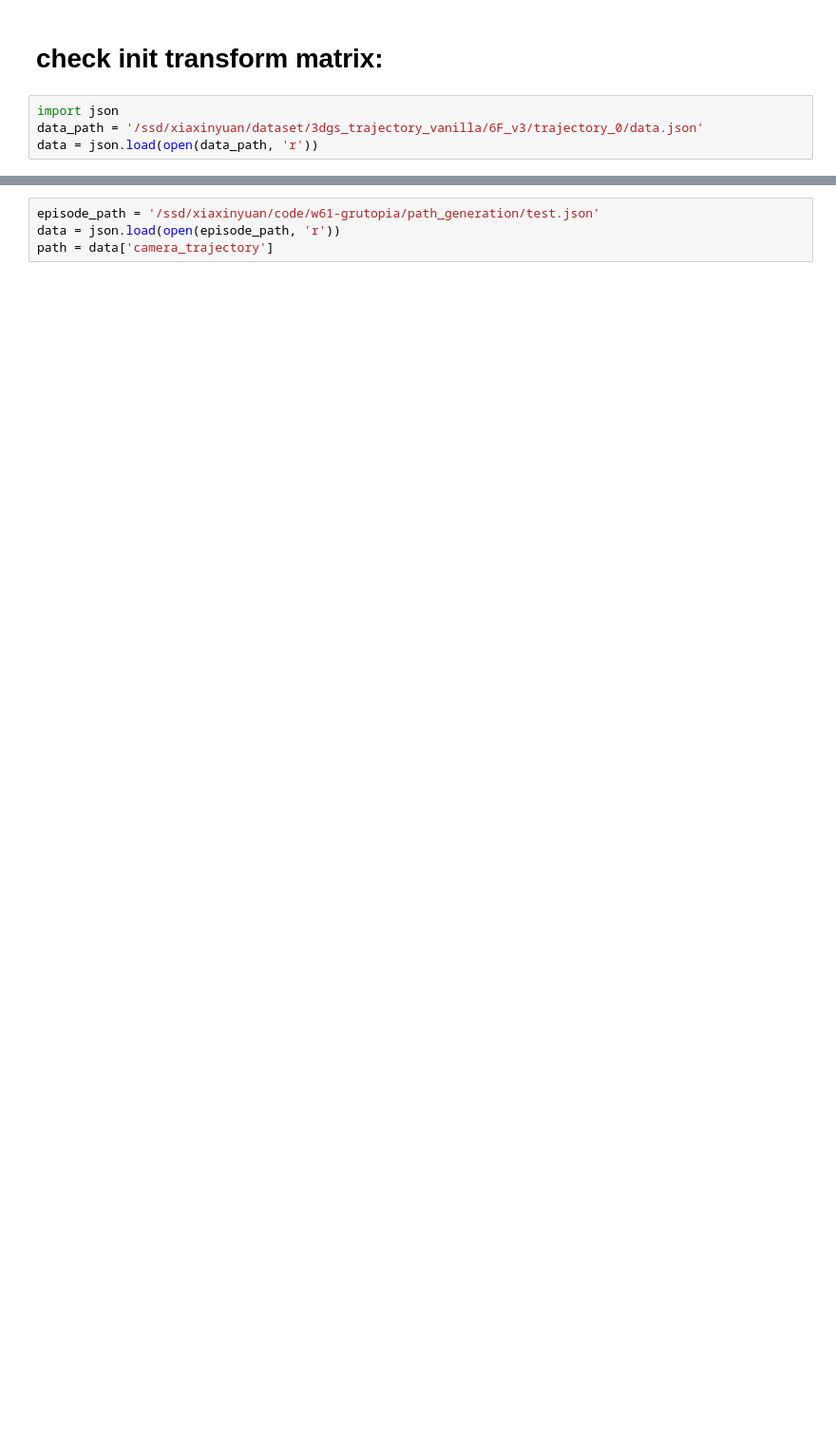
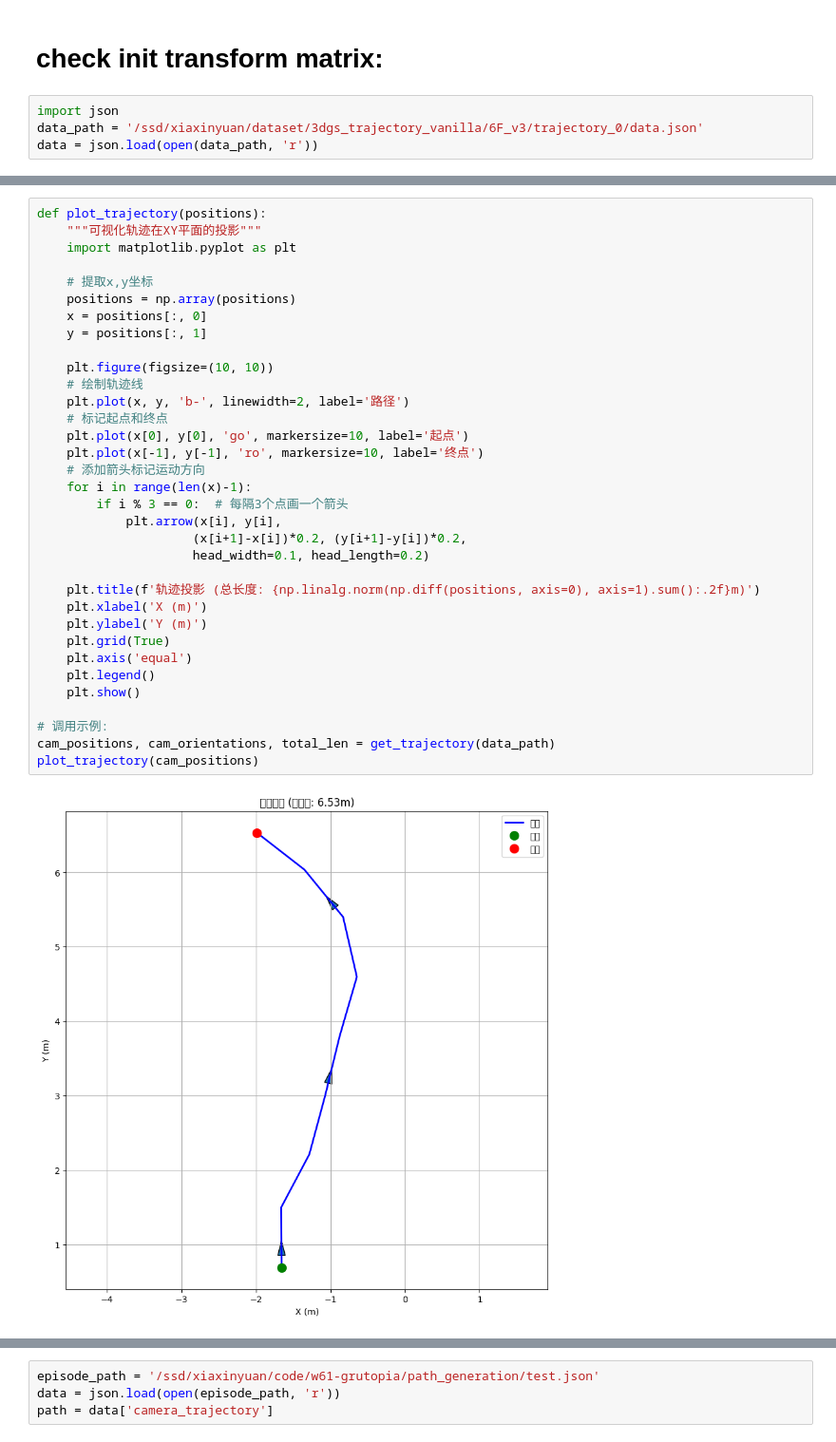
Before and after one commit to MinstrelsyXia/GRUtopia_VLN, a Jupyter notebook: path_generation/utils.ipynb, the cells around one changed output, grey strips where cells are left out. Shown at 95% size. Cells and saved outputs as stored; diff of their text form; blank space fills up the shorter version.

```diff
--- a/path_generation/utils.ipynb
+++ b/path_generation/utils.ipynb
@@ -81,0 +77,36 @@ with open(test_file, 'w') as f:
+# %%
+def plot_trajectory(positions):
+    """可视化轨迹在XY平面的投影"""
+    import matplotlib.pyplot as plt
+
+    # 提取x,y坐标
+    positions = np.array(positions)
+    x = positions[:, 0]
+    y = positions[:, 1]
+
+    plt.figure(figsize=(10, 10))
+    # 绘制轨迹线
+    plt.plot(x, y, 'b-', linewidth=2, label='路径')
+    # 标记起点和终点
+    plt.plot(x[0], y[0], 'go', markersize=10, label='起点')
+    plt.plot(x[-1], y[-1], 'ro', markersize=10, label='终点')
+    # 添加箭头标记运动方向
+    for i in range(len(x)-1):
+        if i % 3 == 0:  # 每隔3个点画一个箭头
+            plt.arrow(x[i], y[i],
+                     (x[i+1]-x[i])*0.2, (y[i+1]-y[i])*0.2,
+                     head_width=0.1, head_length=0.2)
+
+    plt.title(f'轨迹投影 (总长度: {np.linalg.norm(np.diff(positions, axis=0), axis=1).sum():.2f}m)')
+    plt.xlabel('X (m)')
+    plt.ylabel('Y (m)')
+    plt.grid(True)
+    plt.axis('equal')
+    plt.legend()
+    plt.show()
+
+# 调用示例:
+cam_positions, cam_orientations, total_len = get_trajectory(data_path)
+plot_trajectory(cam_positions)
+# %% [output]
+[figure, added]
```
Also changed, not shown: parts of 13 cells of this notebook, 55 other files.
